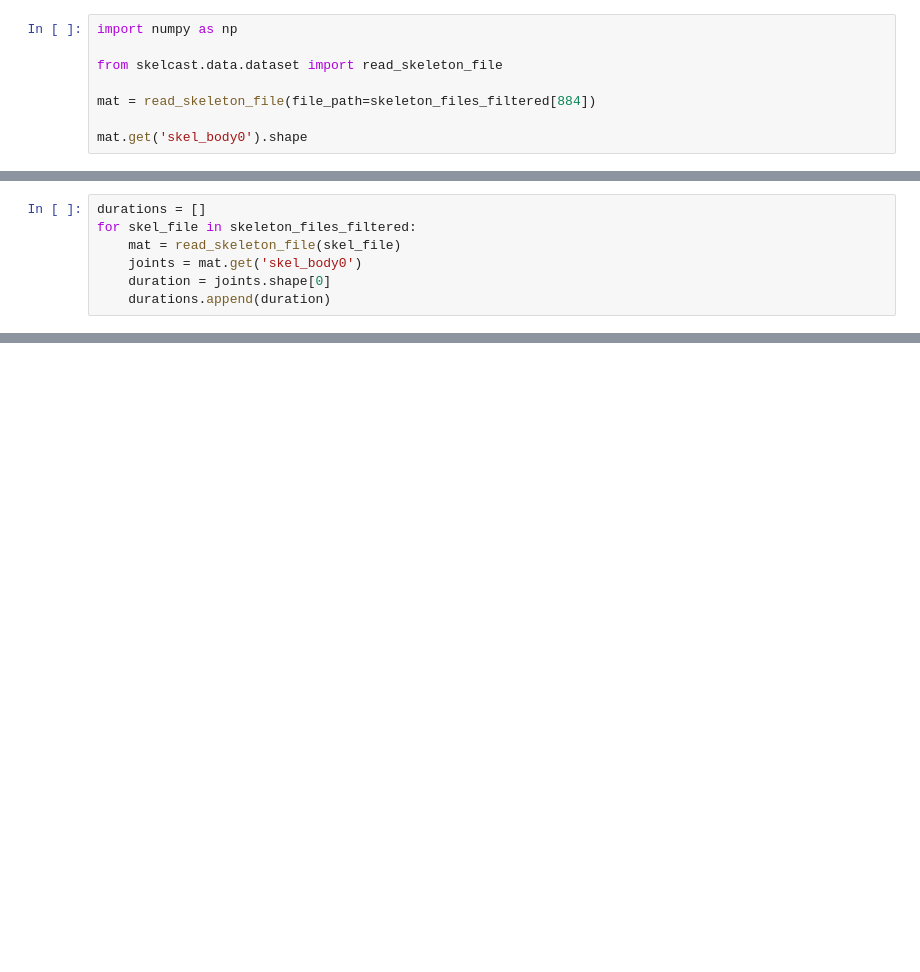
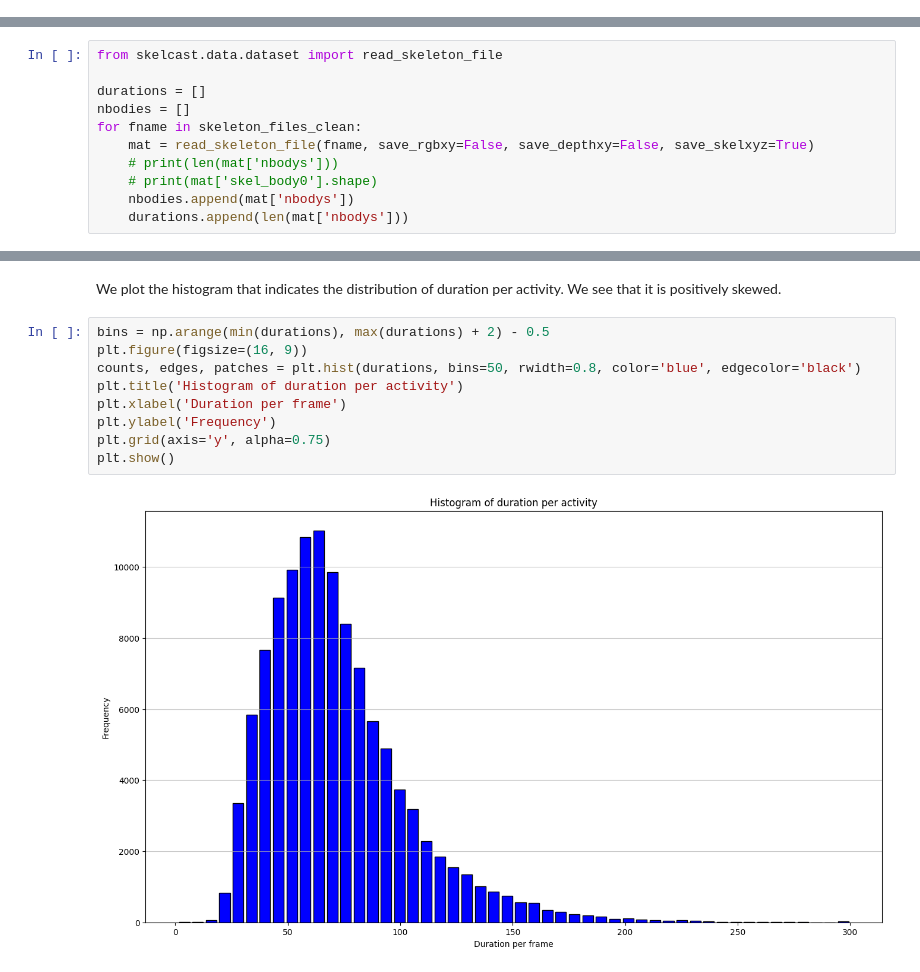
Before and after one commit to kaseris/skelcast, a Jupyter notebook: notebooks/eda.ipynb, the cells around one changed output, grey strips where cells are left out. Saved outputs shown, nothing was run; the diff lists cells and outputs as text; blank space fills up the shorter version.

Commit message:
Exploratory data analysis (#4)
* Method that creates a blacklist of files that have zero values

* Remove the exception throwing in the body pruning

* Exploratory data analysis & assets

```diff
--- a/notebooks/eda.ipynb
+++ b/notebooks/eda.ipynb
@@ -27,8 +38,0 @@ Skeleton files after filtering: 114478 files left.
-# %%
-import numpy as np
-
-from skelcast.data.dataset import read_skeleton_file
-
-mat = read_skeleton_file(file_path=skeleton_files_filtered[884])
-
-mat.get('skel_body0').shape
@@ -37,7 +38,0 @@ mat.get('skel_body0').shape
-# %%
-durations = []
-for skel_file in skeleton_files_filtered:
-    mat = read_skeleton_file(skel_file)
-    joints = mat.get('skel_body0')
-    duration = joints.shape[0]
-    durations.append(duration)
@@ -45,0 +39,11 @@ ValueError: max() arg is an empty sequence
+# %%
+from skelcast.data.dataset import read_skeleton_file
+
+durations = []
+nbodies = []
+for fname in skeleton_files_clean:
+    mat = read_skeleton_file(fname, save_rgbxy=False, save_depthxy=False, save_skelxyz=True)
+    # print(len(mat['nbodys']))
+    # print(mat['skel_body0'].shape)
+    nbodies.append(mat['nbodys'])
+    durations.append(len(mat['nbodys']))
@@ -45,0 +140,13 @@ ValueError: max() arg is an empty sequence
+# %% [markdown]
+We plot the histogram that indicates the distribution of duration per activity. We see that it is positively skewed.
+# %%
+bins = np.arange(min(durations), max(durations) + 2) - 0.5
+plt.figure(figsize=(16, 9))
+counts, edges, patches = plt.hist(durations, bins=50, rwidth=0.8, color='blue', edgecolor='black')
+plt.title('Histogram of duration per activity')
+plt.xlabel('Duration per frame')
+plt.ylabel('Frequency')
+plt.grid(axis='y', alpha=0.75)
+plt.show()
+# %% [output]
+[figure, added]
```
Also changed, not shown: parts of 11 cells of this notebook, 4 other files.
